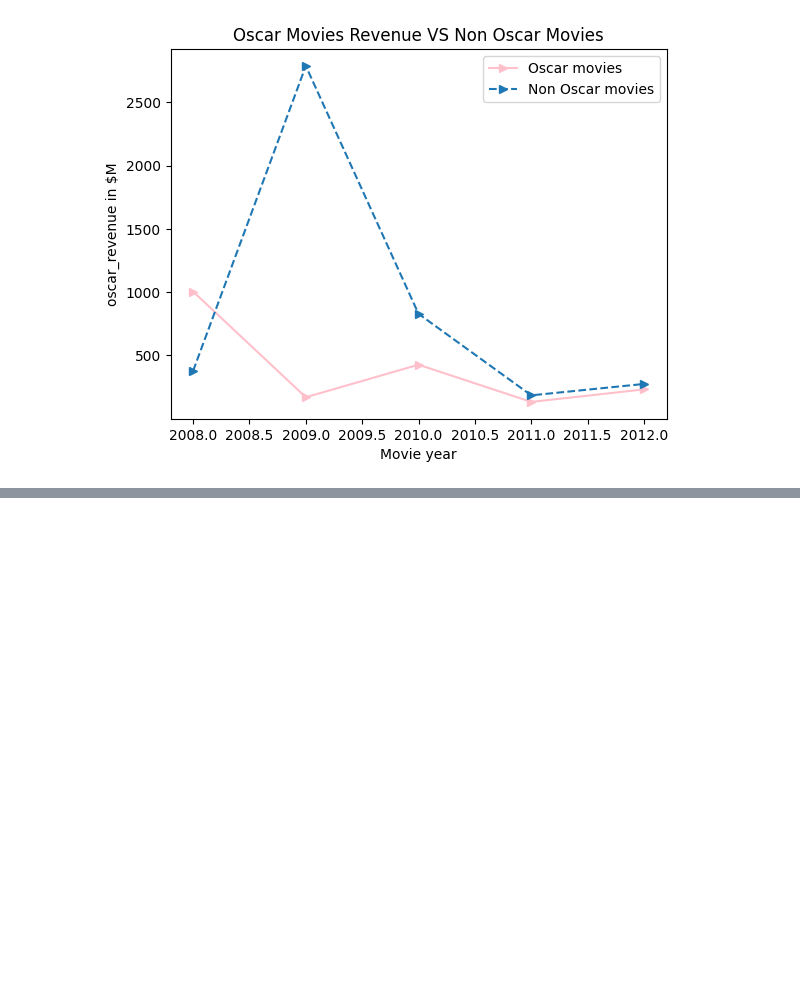
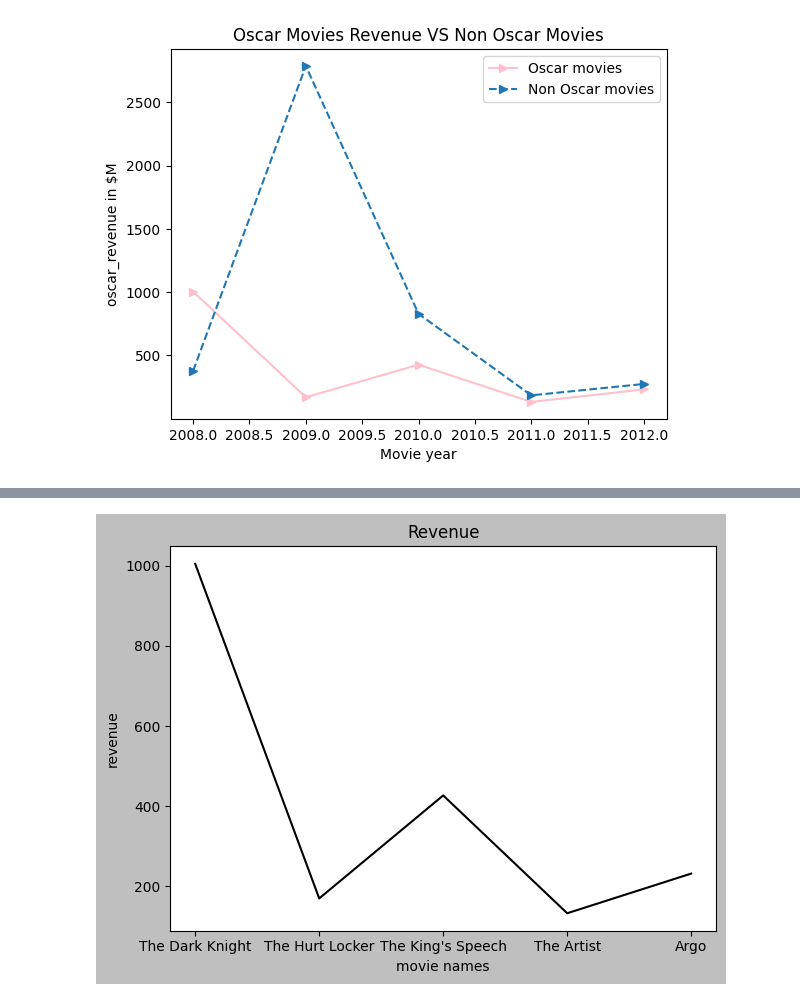
Before and after one commit to FatimaAjmal89/user-data-analysis, a Jupyter notebook: data_visualization.ipynb, the cells around one changed output, grey strips where cells are left out. Cells and saved outputs as stored; diff of their text form; code cells hidden in the pictures; blank space fills up the shorter version.

```diff
--- a/data_visualization.ipynb
+++ b/data_visualization.ipynb
@@ -35,0 +69,19 @@ plt.legend()
+# %%
+oscar_movies = [
+    "The Dark Knight",
+    "The Hurt Locker",
+    "The King's Speech",
+    "The Artist",
+    "Argo"
+]
+years = [2008, 2009, 2010, 2011, 2012]
+revenue = [1005, 170, 427, 133, 232]  # in $M
+plt.title("Revenue")
+plt.xlabel("movie names")
+
+plt.ylabel("revenue")
+
+plt.plot(oscar_movies,revenue )
+plt.tight_layout()
+# %% [output]
+[figure, added]
```
Also changed, not shown: parts of 2 cells of this notebook.
